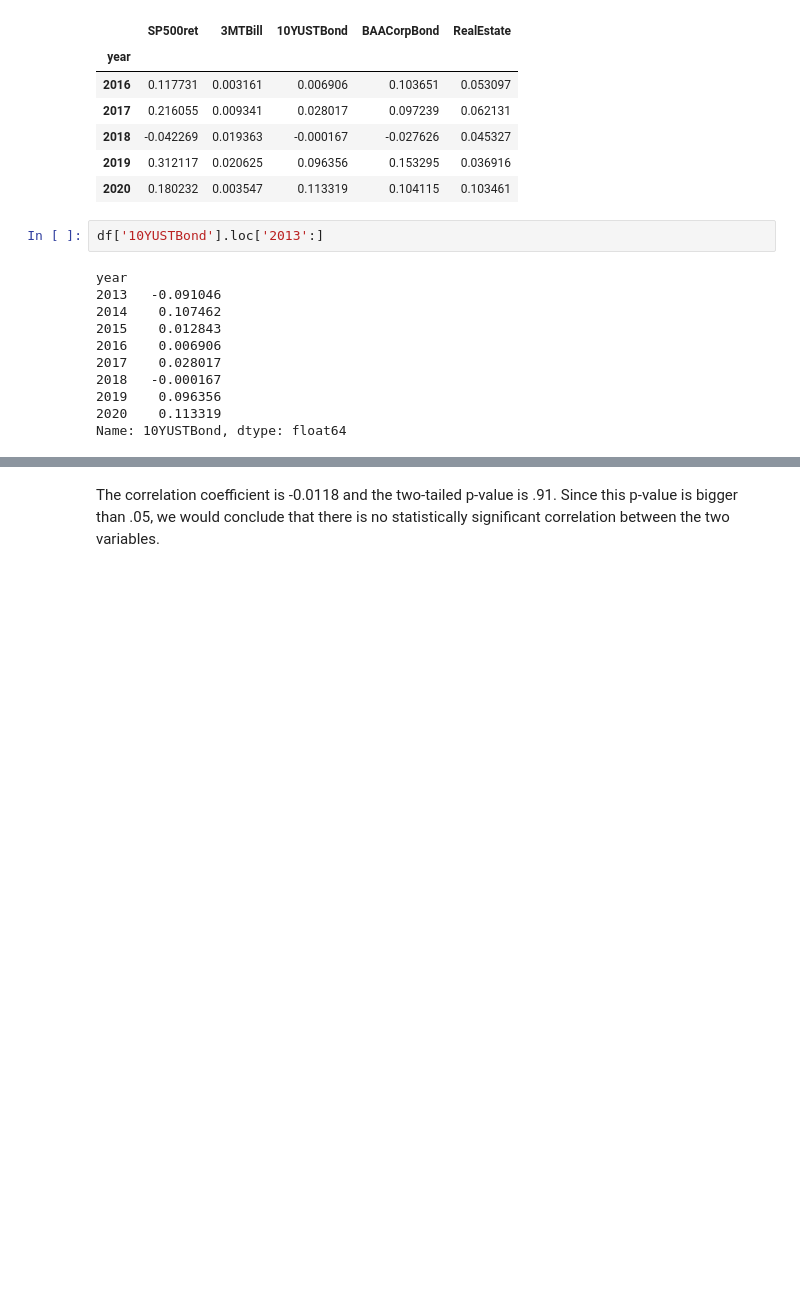
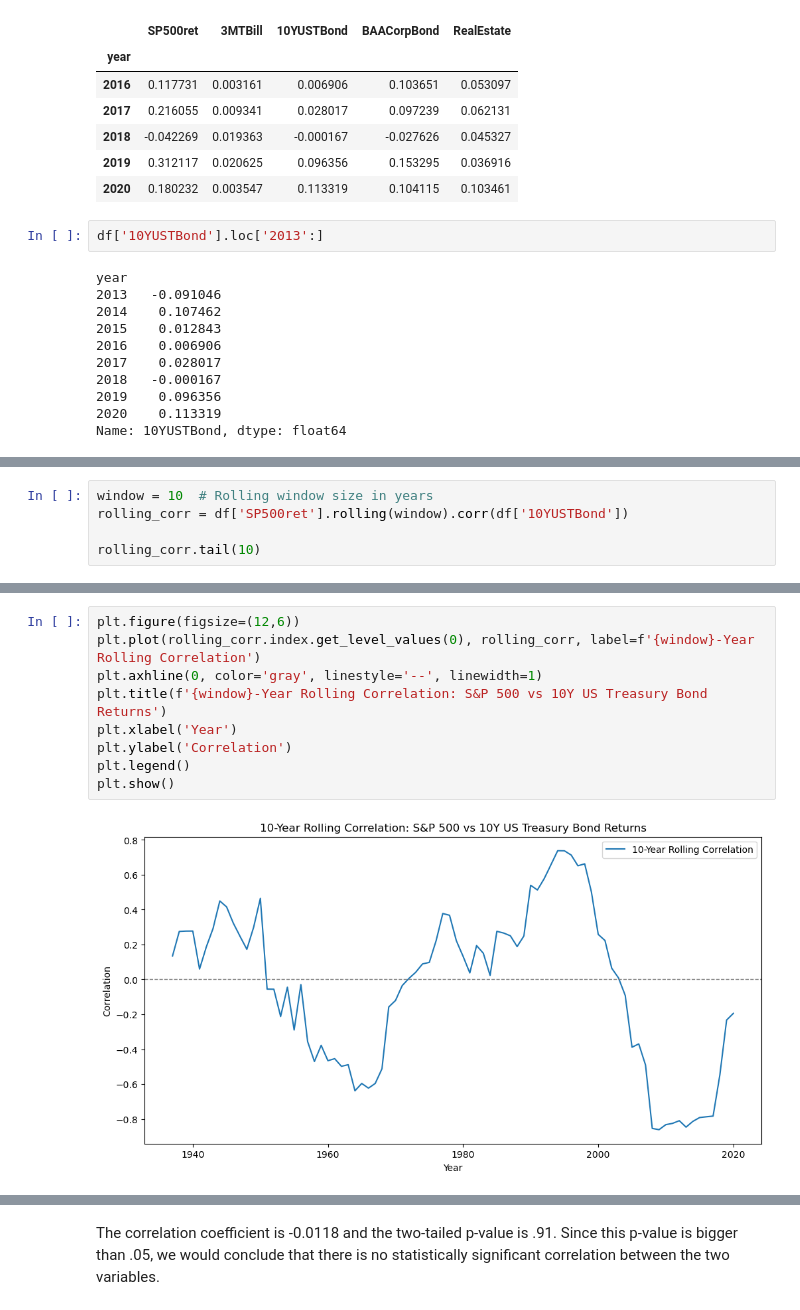
Before and after one commit to jorisp/tradingnotebooks, a Jupyter notebook: HistoricalReturns.ipynb, the cells around one changed output, grey strips where cells are left out. Cells and saved outputs as stored; diff of their text form; blank space fills up the shorter version.

```diff
--- a/HistoricalReturns.ipynb
+++ b/HistoricalReturns.ipynb
@@ -63,0 +109,5 @@ To test if this correlation is statistically significant, we can calculate the p
+# %%
+window = 10  # Rolling window size in years
+rolling_corr = df['SP500ret'].rolling(window).corr(df['10YUSTBond'])
+
+rolling_corr.tail(10)
@@ -64,3 +127,14 @@ To test if this correlation is statistically significant, we can calculate the p
+# %%
+plt.figure(figsize=(12,6))
+plt.plot(rolling_corr.index.get_level_values(0), rolling_corr, label=f'{window}-Year Rolling Correlation')
+plt.axhline(0, color='gray', linestyle='--', linewidth=1)
+plt.title(f'{window}-Year Rolling Correlation: S&P 500 vs 10Y US Treasury Bond Returns')
+plt.xlabel('Year')
+plt.ylabel('Correlation')
+plt.legend()
+plt.show()
+# %% [output]
+[figure, added]
 # %%
 pearsonr(df['SP500ret'], df['10YUSTBond'])
 # %% [output]
```
Also changed, not shown: parts of 14 cells of this notebook.
